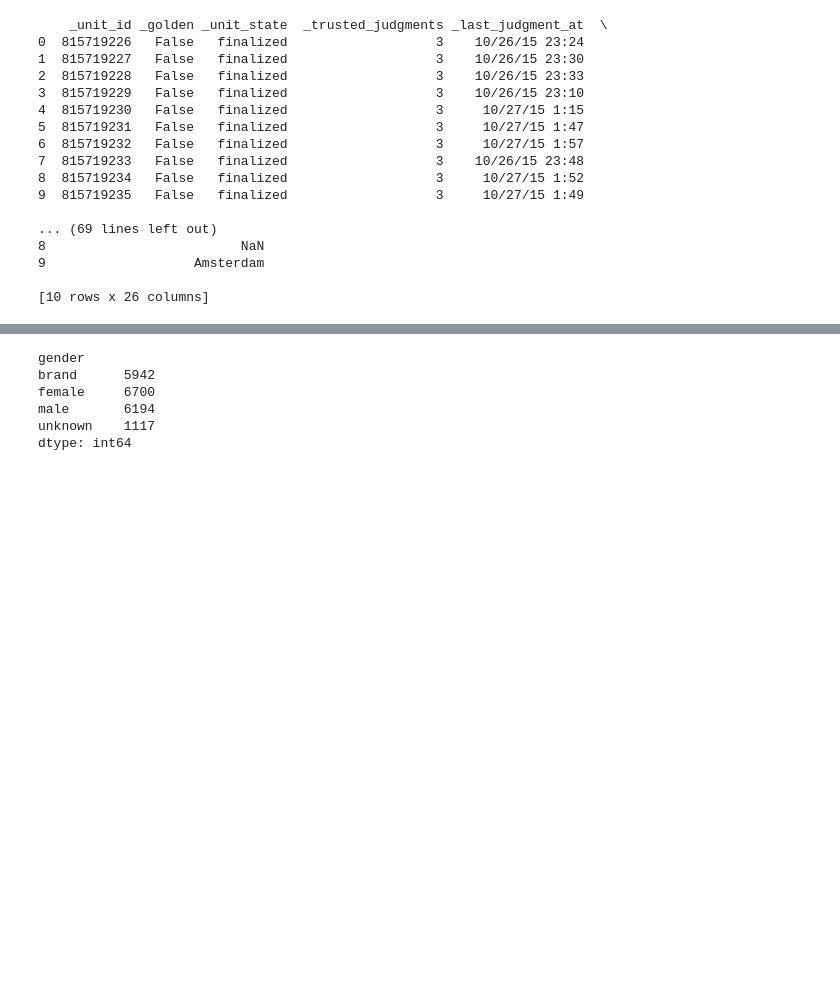
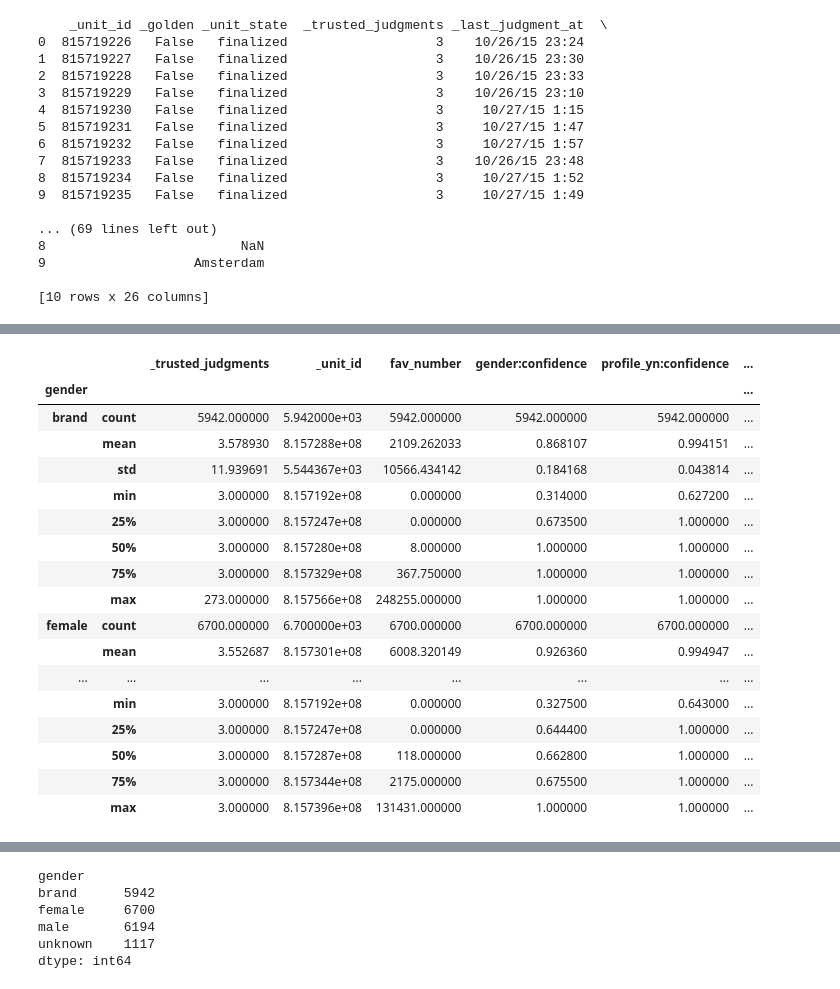
Before and after one commit to lin-meng/dsipy, a Jupyter notebook: TweetAnalysis.ipynb, the cells around one changed output, grey strips where cells are left out. Saved outputs shown, nothing was run; the diff lists cells and outputs as text; code cells hidden in the pictures; blank space fills up the shorter version.

```diff
--- a/TweetAnalysis.ipynb
+++ b/TweetAnalysis.ipynb
@@ -59,0 +77,21 @@ memory usage: 3.8+ MB
+# %%
+TwtDs.groupby('gender').describe()
+# %% [output]
+|  |  | _trusted_judgments | _unit_id | fav_number | gender:confidence | profile_yn:confidence | ... |
+| gender |  |  |  |  |  |  | ... |
+| brand | count | 5942.000000 | 5.942000e+03 | 5942.000000 | 5942.000000 | 5942.000000 | ... |
+|  | mean | 3.578930 | 8.157288e+08 | 2109.262033 | 0.868107 | 0.994151 | ... |
+|  | std | 11.939691 | 5.544367e+03 | 10566.434142 | 0.184168 | 0.043814 | ... |
+|  | min | 3.000000 | 8.157192e+08 | 0.000000 | 0.314000 | 0.627200 | ... |
+|  | 25% | 3.000000 | 8.157247e+08 | 0.000000 | 0.673500 | 1.000000 | ... |
+|  | 50% | 3.000000 | 8.157280e+08 | 8.000000 | 1.000000 | 1.000000 | ... |
+|  | 75% | 3.000000 | 8.157329e+08 | 367.750000 | 1.000000 | 1.000000 | ... |
+|  | max | 273.000000 | 8.157566e+08 | 248255.000000 | 1.000000 | 1.000000 | ... |
+| female | count | 6700.000000 | 6.700000e+03 | 6700.000000 | 6700.000000 | 6700.000000 | ... |
+|  | mean | 3.552687 | 8.157301e+08 | 6008.320149 | 0.926360 | 0.994947 | ... |
+| ... | ... | ... | ... | ... | ... | ... | ... |
+|  | min | 3.000000 | 8.157192e+08 | 0.000000 | 0.327500 | 0.643000 | ... |
+|  | 25% | 3.000000 | 8.157247e+08 | 0.000000 | 0.644400 | 1.000000 | ... |
+|  | 50% | 3.000000 | 8.157287e+08 | 118.000000 | 0.662800 | 1.000000 | ... |
+|  | 75% | 3.000000 | 8.157344e+08 | 2175.000000 | 0.675500 | 1.000000 | ... |
+|  | max | 3.000000 | 8.157396e+08 | 131431.000000 | 1.000000 | 1.000000 | ... |
```
Also changed, not shown: parts of 36 cells of this notebook.
